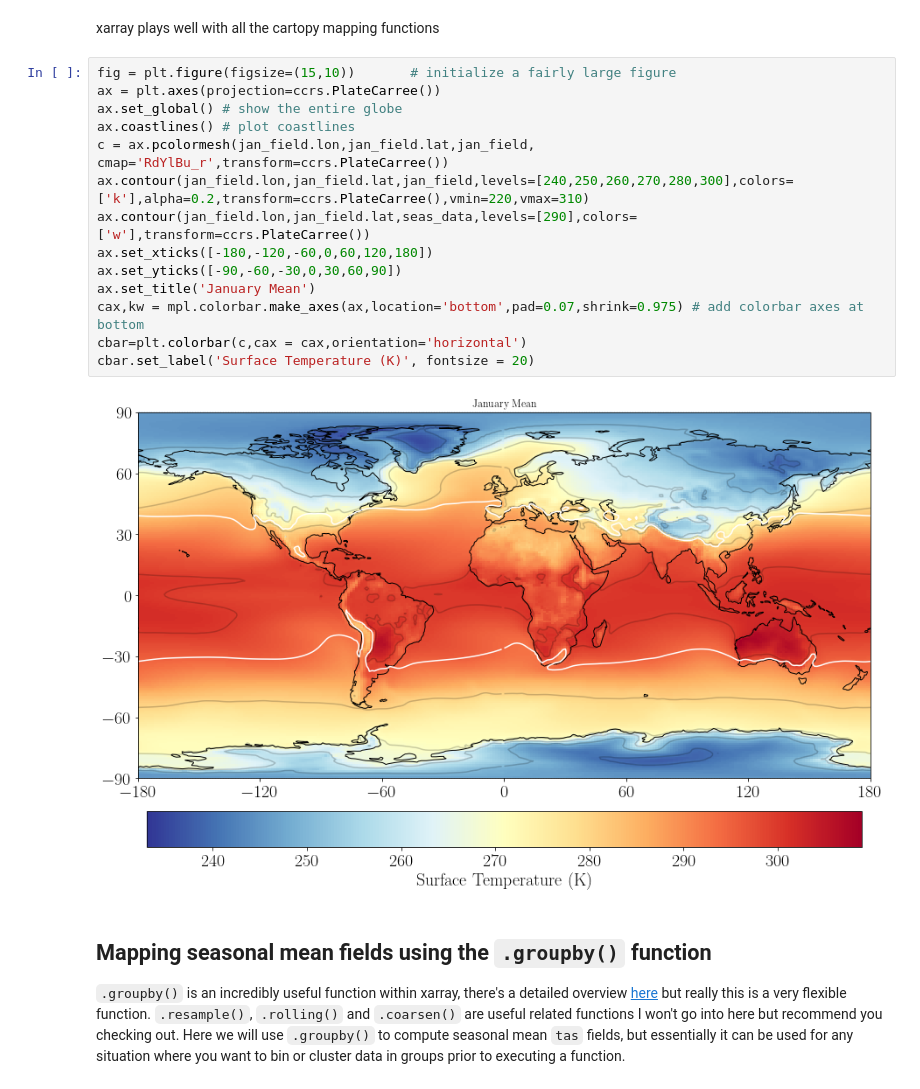
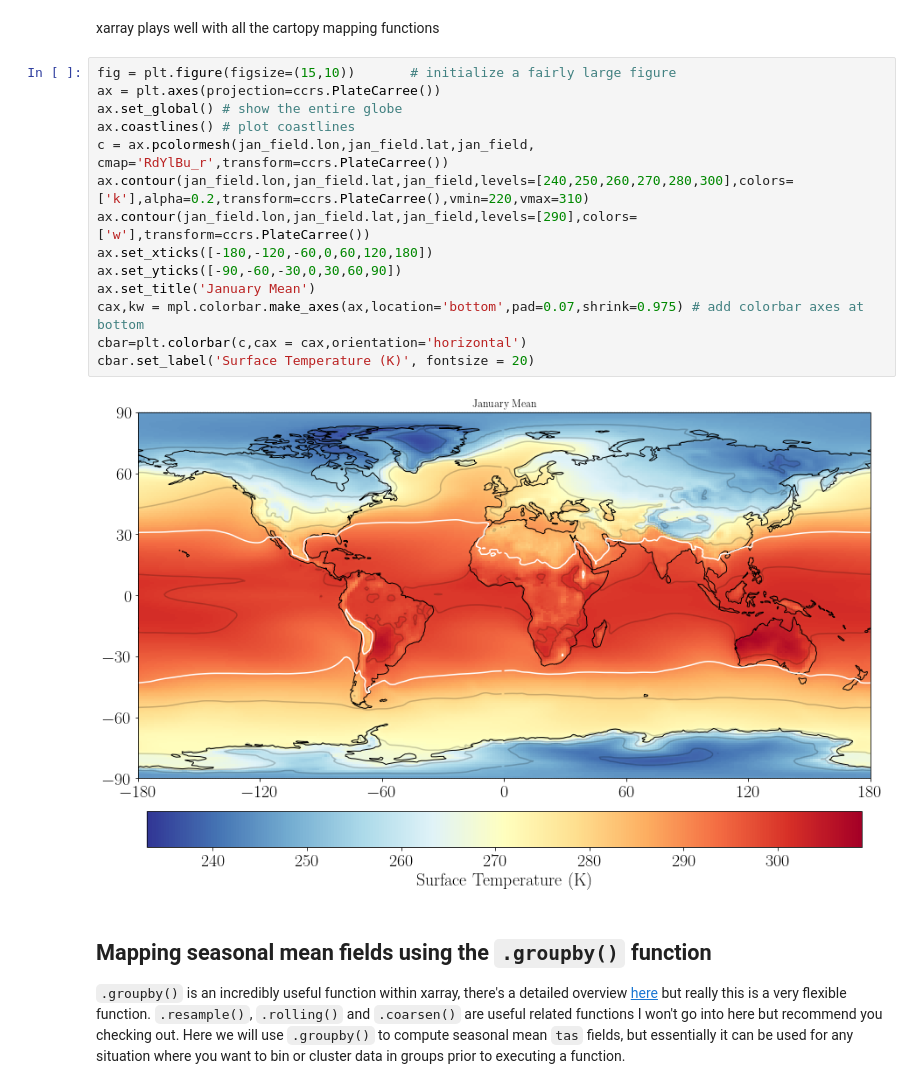
Before and after one commit to ruth-moorman/xarray-tutorial-surf23, a Jupyter notebook: introduction-to-xarray.ipynb, the cells around one changed output. Drawn from its saved outputs; the diff is of its cells as text.

```diff
--- a/introduction-to-xarray.ipynb
+++ b/introduction-to-xarray.ipynb
@@ -245,19 +250,19 @@ xarray plays well with all the cartopy mapping functions
 # %%
 fig = plt.figure(figsize=(15,10))       # initialize a fairly large figure
 ax = plt.axes(projection=ccrs.PlateCarree())
 ax.set_global() # show the entire globe
 ax.coastlines() # plot coastlines
 c = ax.pcolormesh(jan_field.lon,jan_field.lat,jan_field, cmap='RdYlBu_r',transform=ccrs.PlateCarree())
 ax.contour(jan_field.lon,jan_field.lat,jan_field,levels=[240,250,260,270,280,300],colors=['k'],alpha=0.2,transform=ccrs.PlateCarree(),vmin=220,vmax=310)
-ax.contour(jan_field.lon,jan_field.lat,seas_data,levels=[290],colors=['w'],transform=ccrs.PlateCarree())
+ax.contour(jan_field.lon,jan_field.lat,jan_field,levels=[290],colors=['w'],transform=ccrs.PlateCarree())
 ax.set_xticks([-180,-120,-60,0,60,120,180])
 ax.set_yticks([-90,-60,-30,0,30,60,90])
 ax.set_title('January Mean')
 cax,kw = mpl.colorbar.make_axes(ax,location='bottom',pad=0.07,shrink=0.975) # add colorbar axes at bottom
 cbar=plt.colorbar(c,cax = cax,orientation='horizontal')
 cbar.set_label('Surface Temperature (K)', fontsize = 20)
 # %% [output]
-[figure, old version]
+[figure, new version]
 # %% [markdown]
 ## Mapping seasonal mean fields using the `.groupby()` function
 
```
Also changed, not shown: parts of 1 cell of this notebook.
